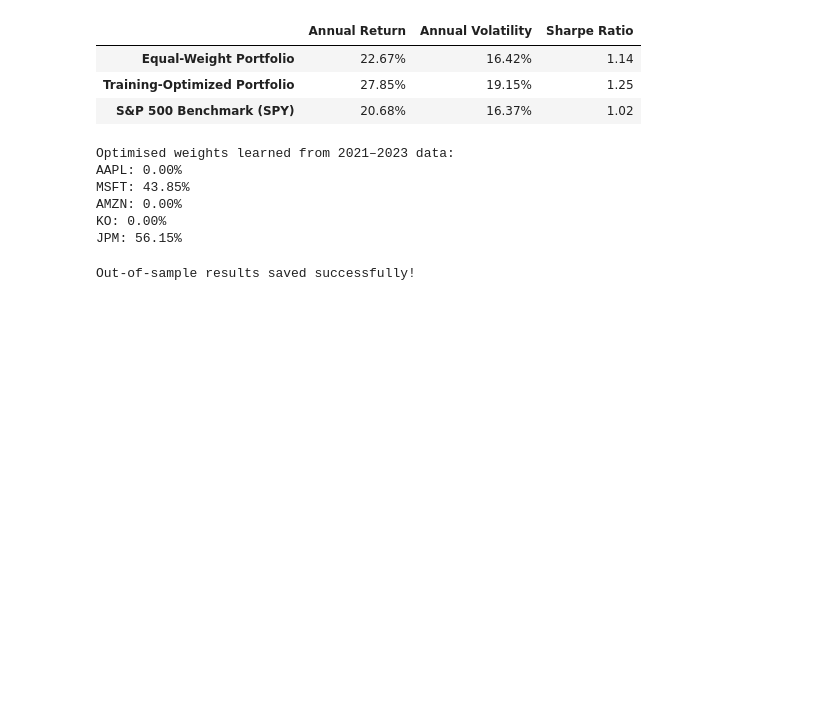
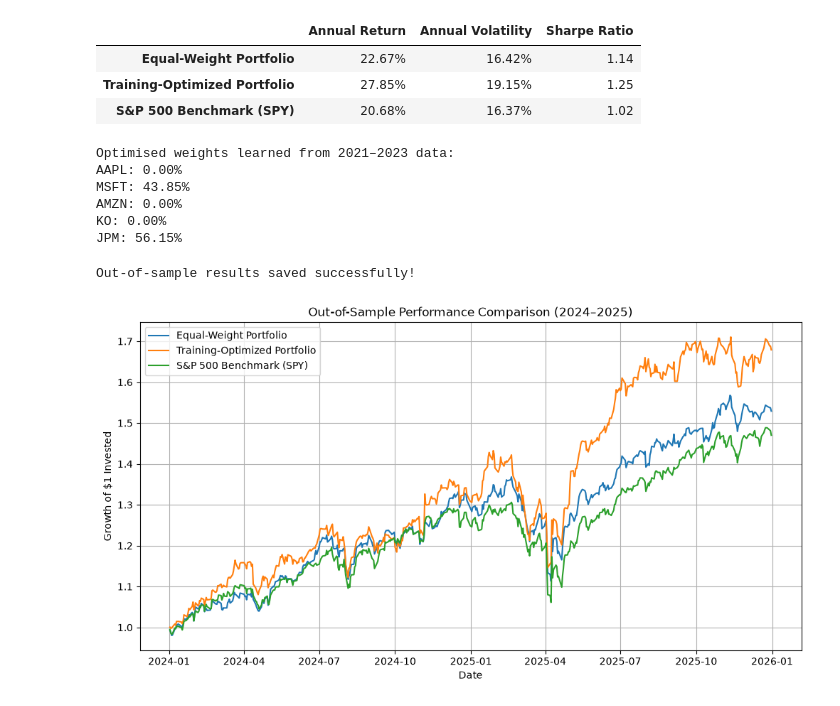
Before and after one commit to nsovohope62/portfolio-optimisation, a Jupyter notebook: notebooks/01_data_exploration.ipynb, the cells around one changed output. Saved outputs shown, nothing was run; the diff lists cells and outputs as text; code cells hidden in the pictures; blank space fills up the shorter version.

Commit message:
Add out-of-sample performance visualisation

```diff
--- a/notebooks/01_data_exploration.ipynb
+++ b/notebooks/01_data_exploration.ipynb
@@ -799,3 +799,31 @@ validation_weights.to_csv(
 print("Out-of-sample results saved successfully!")
 # %% [output]
 Out-of-sample results saved successfully!
+# %%
+# Calculate cumulative growth during the testing period
+test_growth = (1 + test_comparison).cumprod()
+
+plt.figure(figsize=(12, 6))
+
+for column in test_growth.columns:
+    plt.plot(
+        test_growth.index,
+        test_growth[column],
+        label=column
+    )
+
+plt.title("Out-of-Sample Performance Comparison (2024–2025)")
+plt.xlabel("Date")
+plt.ylabel("Growth of $1 Invested")
+plt.legend()
+plt.grid(True)
+
+plt.savefig(
+    "../results/out_of_sample_growth.png",
+    dpi=300,
+    bbox_inches="tight"
+)
+
+plt.show()
+# %% [output]
+[figure, added]
```
Also changed, not shown: 2 other files.
